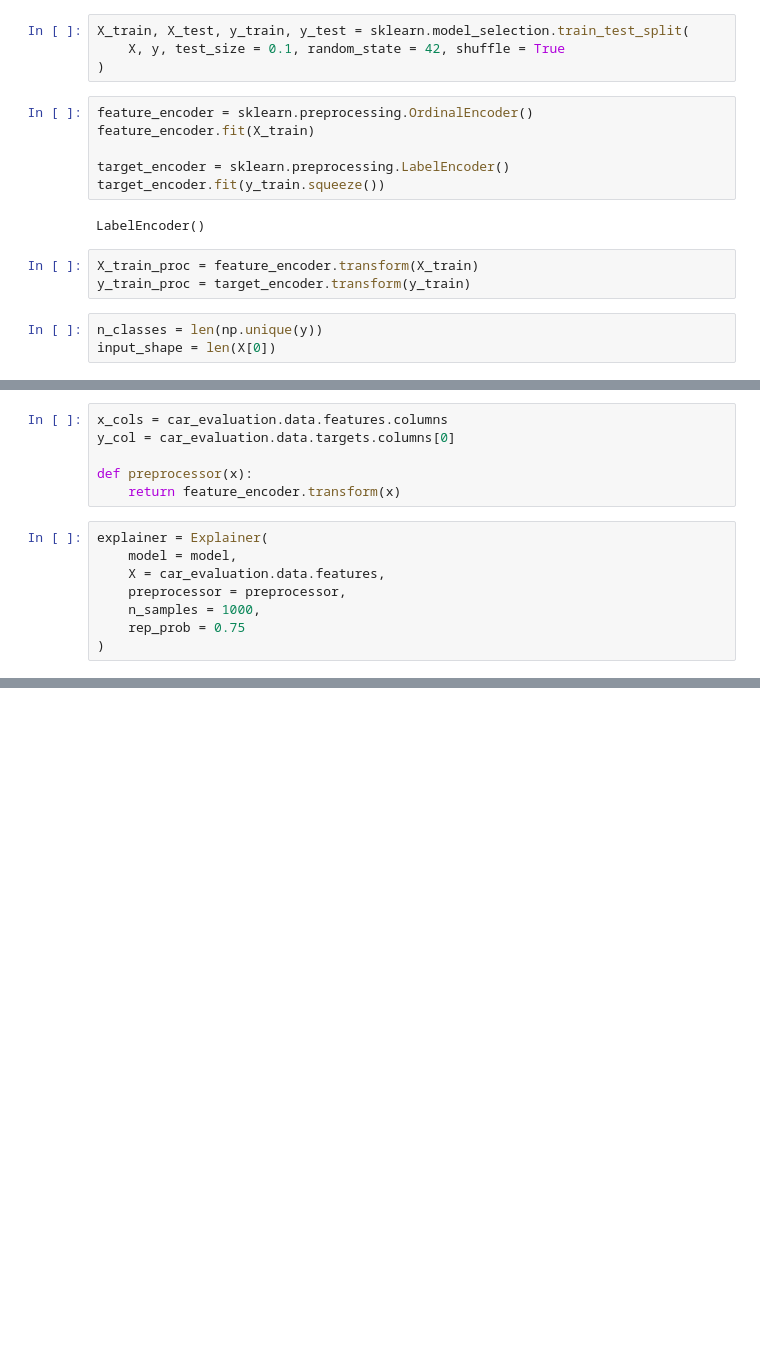
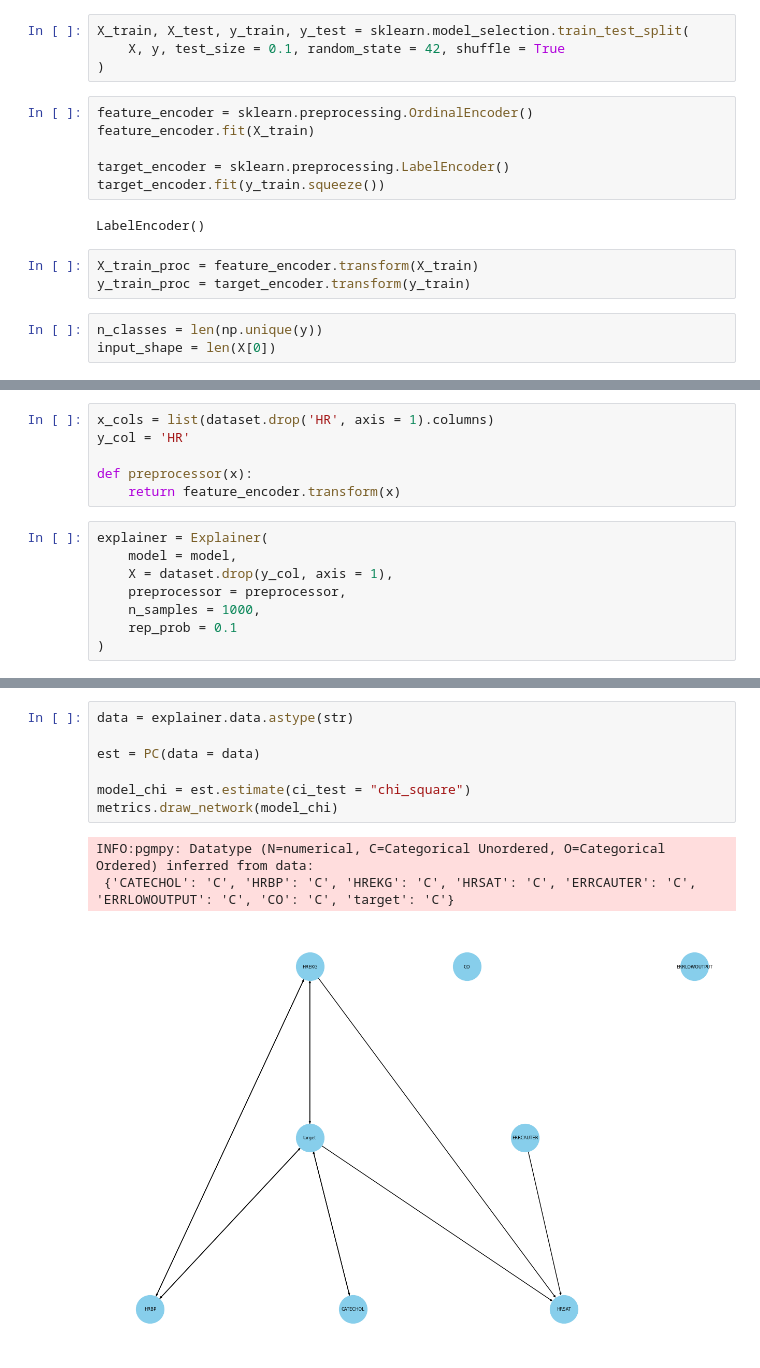
Before and after one commit to TumeloMkwambe/Honours-RP, a Jupyter notebook: main.ipynb, the cells around one changed output, grey strips where cells are left out. Cells and saved outputs as stored; diff of their text form; blank space fills up the shorter version.

```diff
--- a/main.ipynb
+++ b/main.ipynb
@@ -261,15 +288,15 @@ class Explainer:
 # %%
-x_cols = car_evaluation.data.features.columns
-y_col = car_evaluation.data.targets.columns[0]
+x_cols = list(dataset.drop('HR', axis = 1).columns)
+y_col = 'HR'
 
 def preprocessor(x):
     return feature_encoder.transform(x)
 # %%
 explainer = Explainer(
     model = model,
-    X = car_evaluation.data.features,
+    X = dataset.drop(y_col, axis = 1),
     preprocessor = preprocessor,
     n_samples = 1000,
-    rep_prob = 0.75
+    rep_prob = 0.1
 )
 # %%
@@ -294,0 +393,11 @@ doors
+# %%
+data = explainer.data.astype(str)
+
+est = PC(data = data)
+
+model_chi = est.estimate(ci_test = "chi_square")
+metrics.draw_network(model_chi)
+# %% [output]
+INFO:pgmpy: Datatype (N=numerical, C=Categorical Unordered, O=Categorical Ordered) inferred from data:
+ {'CATECHOL': 'C', 'HRBP': 'C', 'HREKG': 'C', 'HRSAT': 'C', 'ERRCAUTER': 'C', 'ERRLOWOUTPUT': 'C', 'CO': 'C', 'target': 'C'}
+[figure, added]
```
Also changed, not shown: parts of 13 cells of this notebook.
